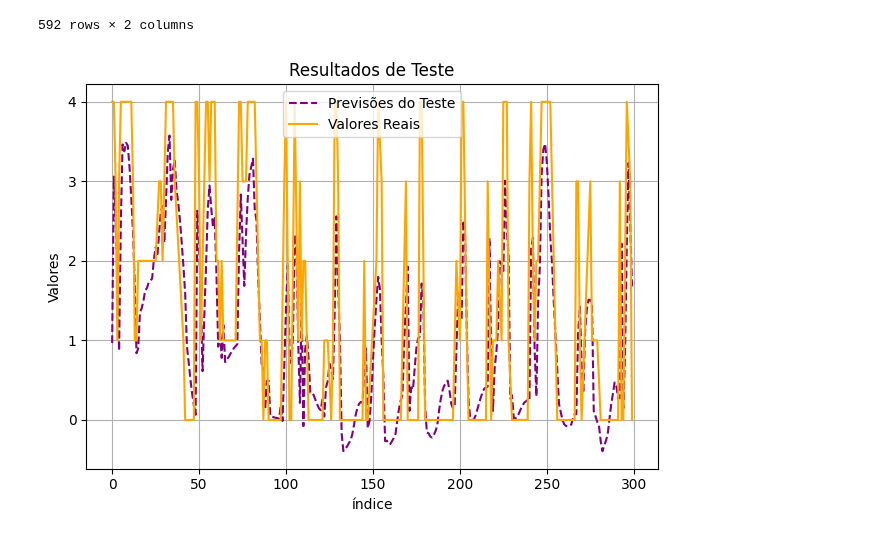
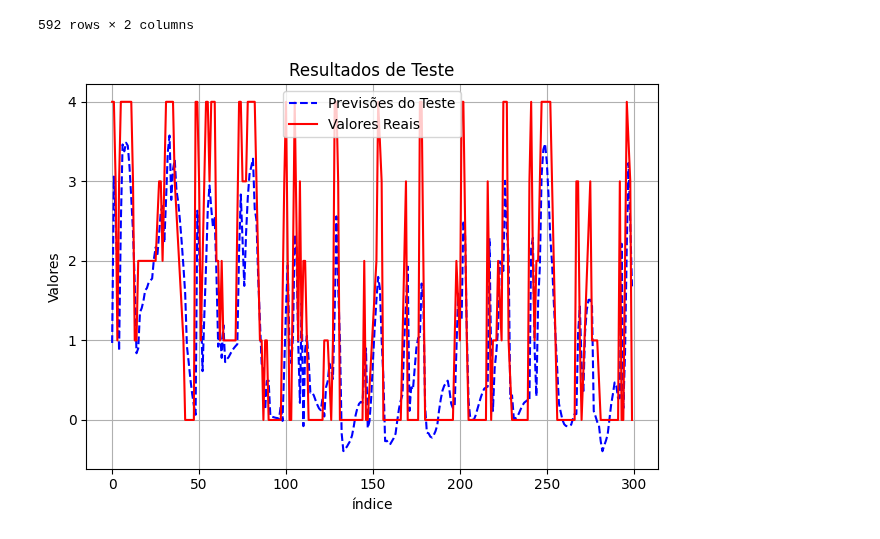
Before and after one commit to SendNugg3ts/CSC, a Jupyter notebook: ModeloKaggleLSTM.ipynb, the cells around one changed output. Drawn from its saved outputs; the diff is of its cells as text; code cells hidden in the pictures.

```diff
--- a/ModeloKaggleLSTM.ipynb
+++ b/ModeloKaggleLSTM.ipynb
@@ -337,16 +324,16 @@ test_results
 # %%
 import matplotlib.pyplot as plt
 
 plt.title('Resultados de Teste')
 plt.xlabel('índice')
 plt.ylabel('Valores')
 
-plt.plot(test_results['Test Predictions'][:300], color='purple', linestyle='--', label='Previsões do Teste')
-plt.plot(test_results['Actuals'][:300], color='orange', linestyle='-', label='Valores Reais')
+plt.plot(test_results['Test Predictions'][:300], color='blue', linestyle='--', label='Previsões do Teste')
+plt.plot(test_results['Actuals'][:300], color='red', linestyle='-', label='Valores Reais')
 
 plt.legend()
 plt.grid(True)
 plt.tight_layout()
 plt.show()
 # %% [output]
-[figure, old version]
+[figure, new version]
```
Also changed, not shown: parts of 4 cells of this notebook, 1 other file.
